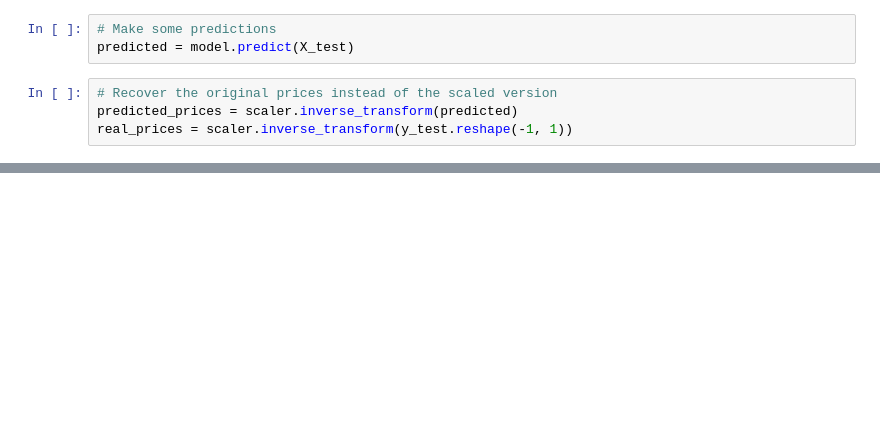
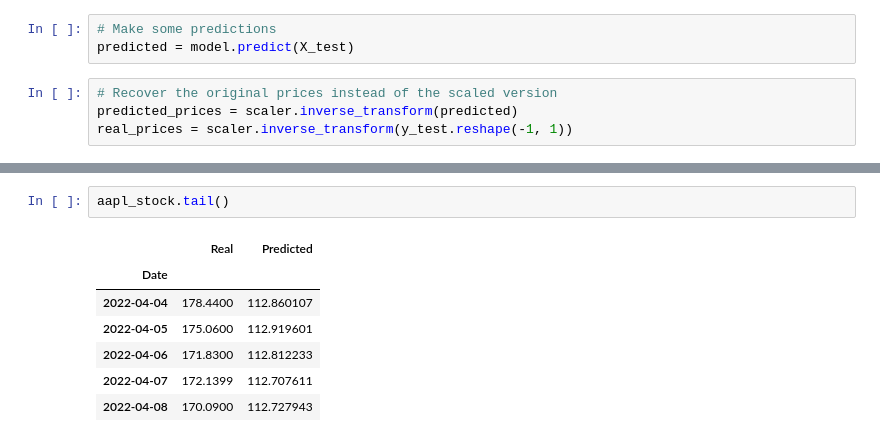
Before and after one commit to jgb161/Stock-Data-Analysis, a Jupyter notebook: AAPL_Analysis_Dana.ipynb, the cells around one changed output, grey strips where cells are left out. Drawn from its saved outputs; the diff is of its cells as text; blank space fills up the shorter version.

```diff
--- a/AAPL_Analysis_Dana.ipynb
+++ b/AAPL_Analysis_Dana.ipynb
@@ -244,0 +235,10 @@ aapl_stock.plot()
+# %%
+aapl_stock.tail()
+# %% [output]
+|  | Real | Predicted |
+| Date |  |  |
+| 2022-04-04 | 178.4400 | 112.860107 |
+| 2022-04-05 | 175.0600 | 112.919601 |
+| 2022-04-06 | 171.8300 | 112.812233 |
+| 2022-04-07 | 172.1399 | 112.707611 |
+| 2022-04-08 | 170.0900 | 112.727943 |
```
Also changed, not shown: parts of 11 cells of this notebook.
